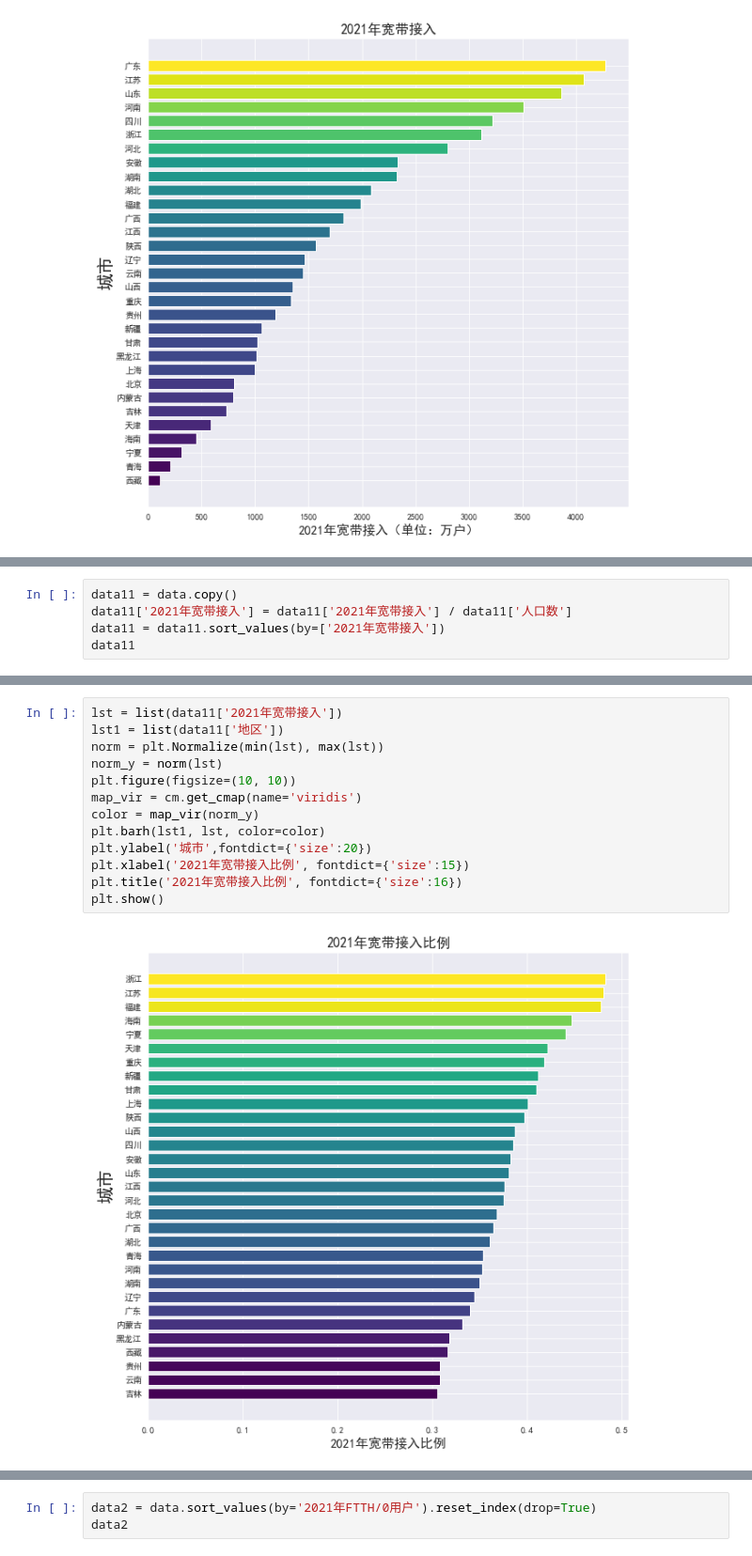
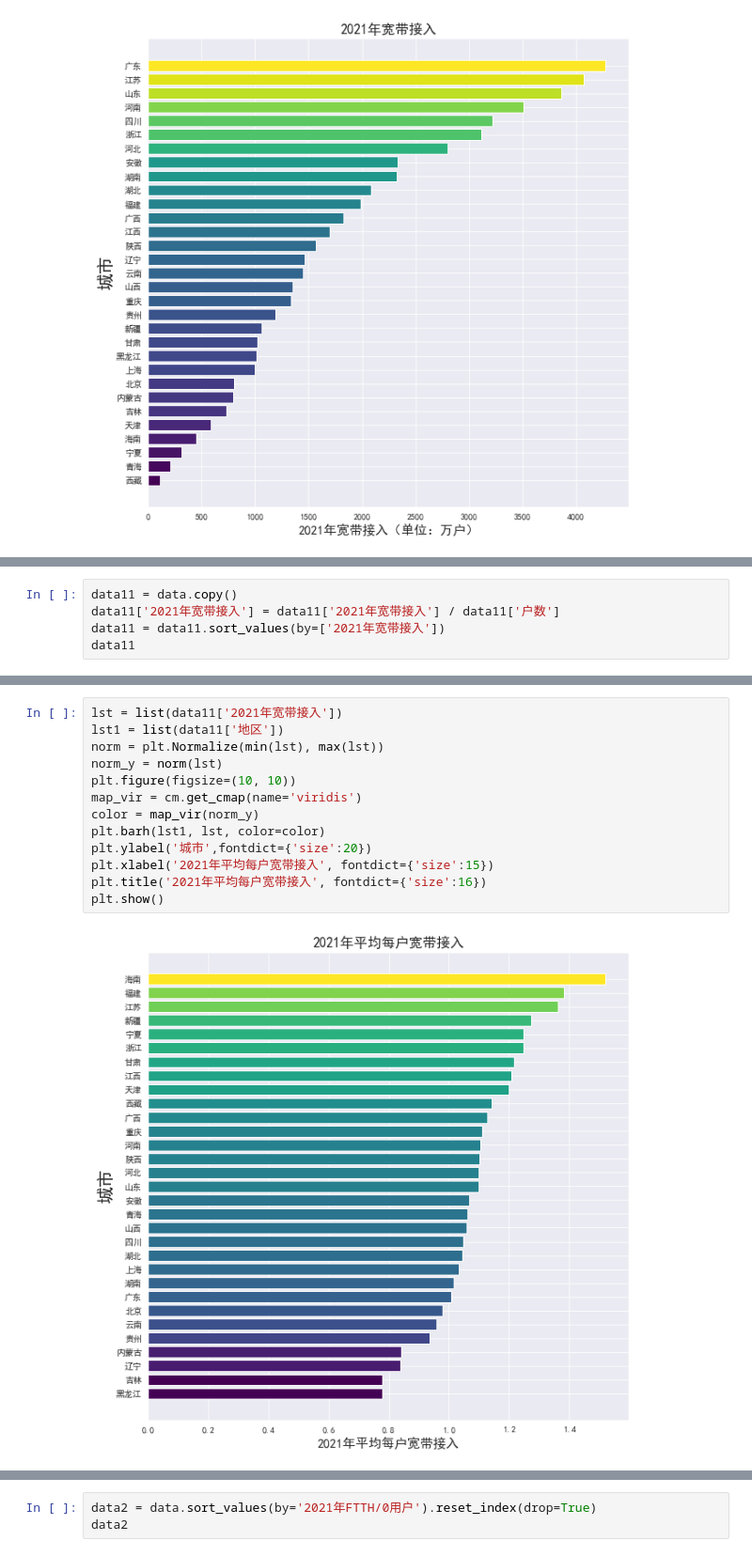
Before and after one commit to TakanashiXny/Introduction-of-DaSE, a Jupyter notebook: final/final3.ipynb, the cells around one changed output, grey strips where cells are left out. Shown at 94% size. Cells and saved outputs as stored; diff of their text form.

```diff
--- a/final/final3.ipynb
+++ b/final/final3.ipynb
@@ -124,6 +107,6 @@ plt.show()
 # %%
 data11 = data.copy()
-data11['2021年宽带接入'] = data11['2021年宽带接入'] / data11['人口数']
+data11['2021年宽带接入'] = data11['2021年宽带接入'] / data11['户数']
 data11 = data11.sort_values(by=['2021年宽带接入'])
 data11
 # %% [output]
@@ -147,15 +130,15 @@ data11
 # %%
 lst = list(data11['2021年宽带接入'])
 lst1 = list(data11['地区'])
 norm = plt.Normalize(min(lst), max(lst))
 norm_y = norm(lst)
 plt.figure(figsize=(10, 10))
 map_vir = cm.get_cmap(name='viridis')
 color = map_vir(norm_y)
 plt.barh(lst1, lst, color=color)
 plt.ylabel('城市',fontdict={'size':20})
-plt.xlabel('2021年宽带接入比例', fontdict={'size':15})
-plt.title('2021年宽带接入比例', fontdict={'size':16})
+plt.xlabel('2021年平均每户宽带接入', fontdict={'size':15})
+plt.title('2021年平均每户宽带接入', fontdict={'size':16})
 plt.show()
 # %% [output]
-[figure, old version]
+[figure, new version]
```
Also changed, not shown: parts of 22 cells of this notebook, 2 other files.
